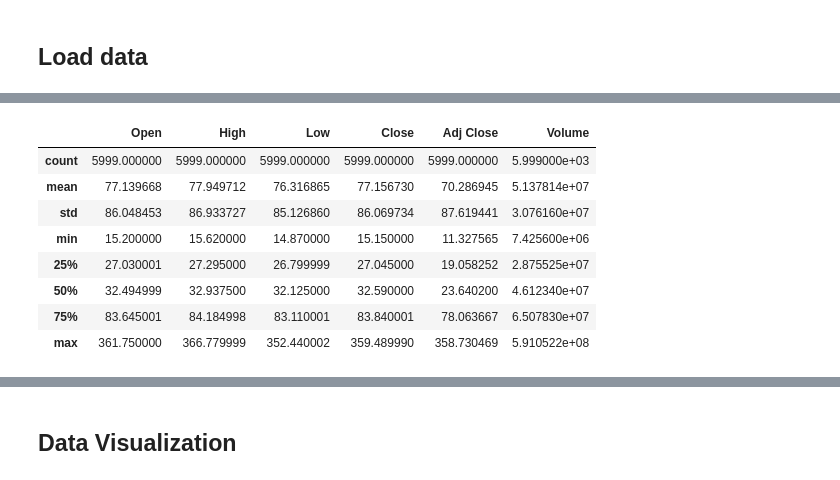
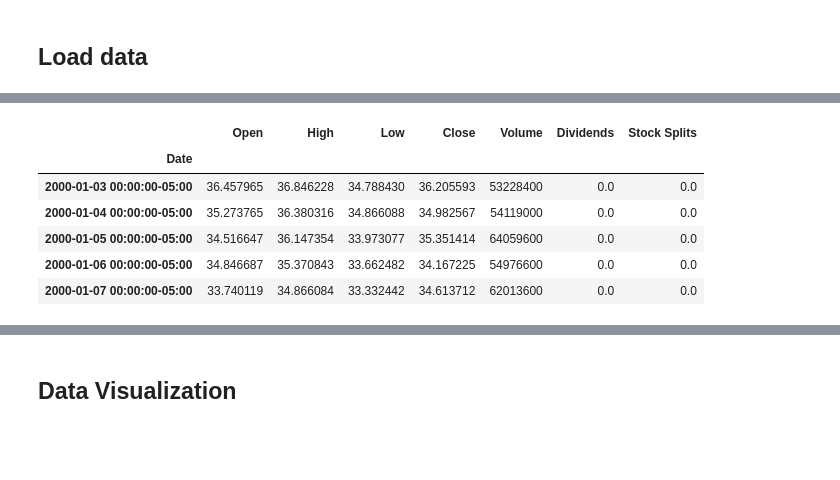
Before and after one commit to KaneZhao/deep-learning-assignments, a Jupyter notebook: assignment3/Assignment3.ipynb, the cells around one changed output, grey strips where cells are left out. Cells and saved outputs as stored; diff of their text form; code cells hidden in the pictures; blank space fills up the shorter version.

```diff
--- a/assignment3/Assignment3.ipynb
+++ b/assignment3/Assignment3.ipynb
@@ -54,12 +19,0 @@ data.head()
-# %%
-data.describe()
-# %% [output]
-|  | Open | High | Low | Close | Adj Close | Volume |
-| count | 5999.000000 | 5999.000000 | 5999.000000 | 5999.000000 | 5999.000000 | 5.999000e+03 |
-| mean | 77.139668 | 77.949712 | 76.316865 | 77.156730 | 70.286945 | 5.137814e+07 |
-| std | 86.048453 | 86.933727 | 85.126860 | 86.069734 | 87.619441 | 3.076160e+07 |
-| min | 15.200000 | 15.620000 | 14.870000 | 15.150000 | 11.327565 | 7.425600e+06 |
-| 25% | 27.030001 | 27.295000 | 26.799999 | 27.045000 | 19.058252 | 2.875525e+07 |
-| 50% | 32.494999 | 32.937500 | 32.125000 | 32.590000 | 23.640200 | 4.612340e+07 |
-| 75% | 83.645001 | 84.184998 | 83.110001 | 83.840001 | 78.063667 | 6.507830e+07 |
-| max | 361.750000 | 366.779999 | 352.440002 | 359.489990 | 358.730469 | 5.910522e+08 |
@@ -66,2 +23,12 @@ data.describe()
+# %%
+msft_data.head()
+# %% [output]
+|  | Open | High | Low | Close | Volume | Dividends | Stock Splits |
+| Date |  |  |  |  |  |  |  |
+| 2000-01-03 00:00:00-05:00 | 36.457965 | 36.846228 | 34.788430 | 36.205593 | 53228400 | 0.0 | 0.0 |
+| 2000-01-04 00:00:00-05:00 | 35.273765 | 36.380316 | 34.866088 | 34.982567 | 54119000 | 0.0 | 0.0 |
+| 2000-01-05 00:00:00-05:00 | 34.516647 | 36.147354 | 33.973077 | 35.351414 | 64059600 | 0.0 | 0.0 |
+| 2000-01-06 00:00:00-05:00 | 34.846687 | 35.370843 | 33.662482 | 34.167225 | 54976600 | 0.0 | 0.0 |
+| 2000-01-07 00:00:00-05:00 | 33.740119 | 34.866084 | 33.332442 | 34.613712 | 62013600 | 0.0 | 0.0 |
 # %%
 # check null
```
Also changed, not shown: parts of 26 cells of this notebook.
